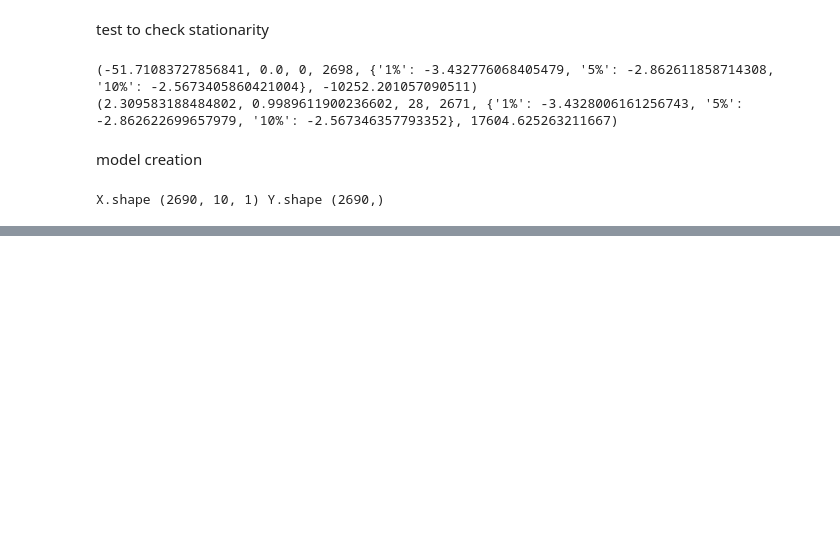
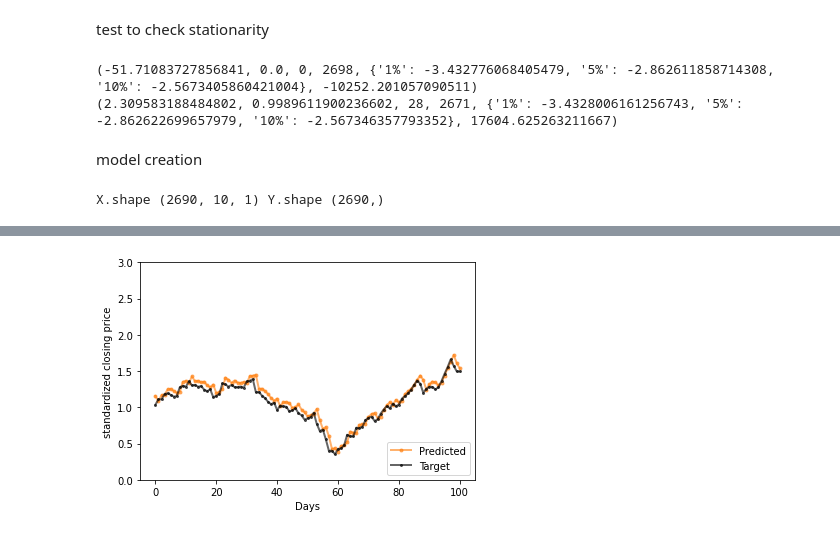
Before and after one commit to iRahulPandey/DataScience, a Jupyter notebook: Stock_Prediction_Pitfall_Article/Stock_Prediction_Pitfalls.ipynb, the cells around one changed output, grey strips where cells are left out. Saved outputs shown, nothing was run; the diff lists cells and outputs as text; code cells hidden in the pictures; blank space fills up the shorter version.

```diff
--- a/Stock_Prediction_Pitfall_Article/Stock_Prediction_Pitfalls.ipynb
+++ b/Stock_Prediction_Pitfall_Article/Stock_Prediction_Pitfalls.ipynb
@@ -203,16 +231,18 @@ df_multi_step.head()
 # %%
 # One-step forecast using true targets
 fig, ax = plt.subplots()
 
 color = 'tab:orange'
 ax = df_one_step.loc[0:100, 'Predicted'].plot(marker='.', alpha=0.6, linestyle='-', color=color , linewidth=2, label='Predicted')
 color = 'black'
 ax = df_one_step.loc[0:100, 'Target'].plot(marker='o', alpha=0.6, linestyle='-', color=color , linewidth=2, markersize=2)
 ax.tick_params(axis='y')
-ax.set_ylim(1,3)
+ax.set_ylim(0,3)
 ax.set_xlabel('Days')
 ax.set_ylabel('standardized closing price', color='black')
 ax.legend(loc="lower right");
+# %% [output]
+[figure, added]
 # %%
 # Multi-step forecast using true targets
 fig, ax = plt.subplots()
```
Also changed, not shown: parts of 6 cells of this notebook, 1 other file.
